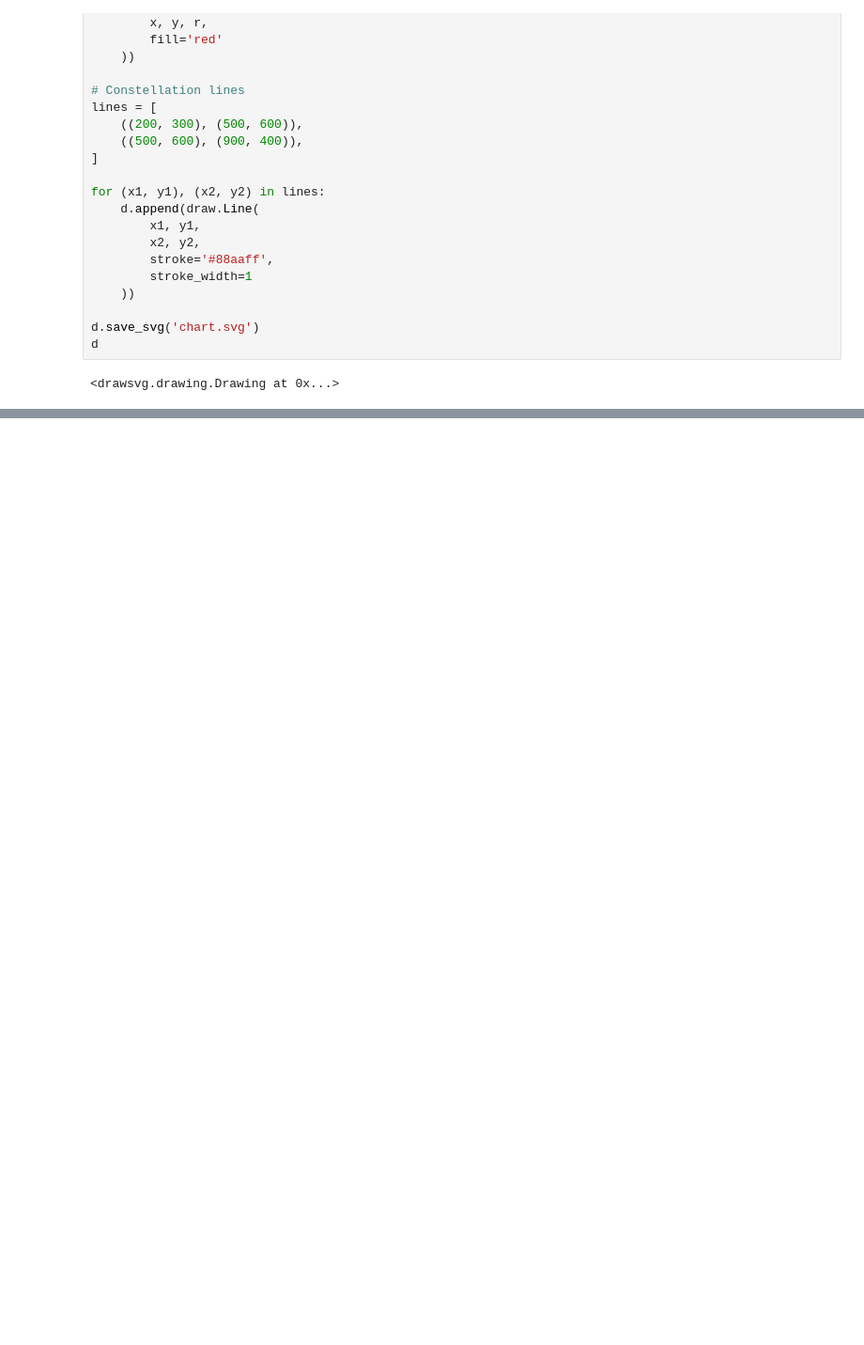
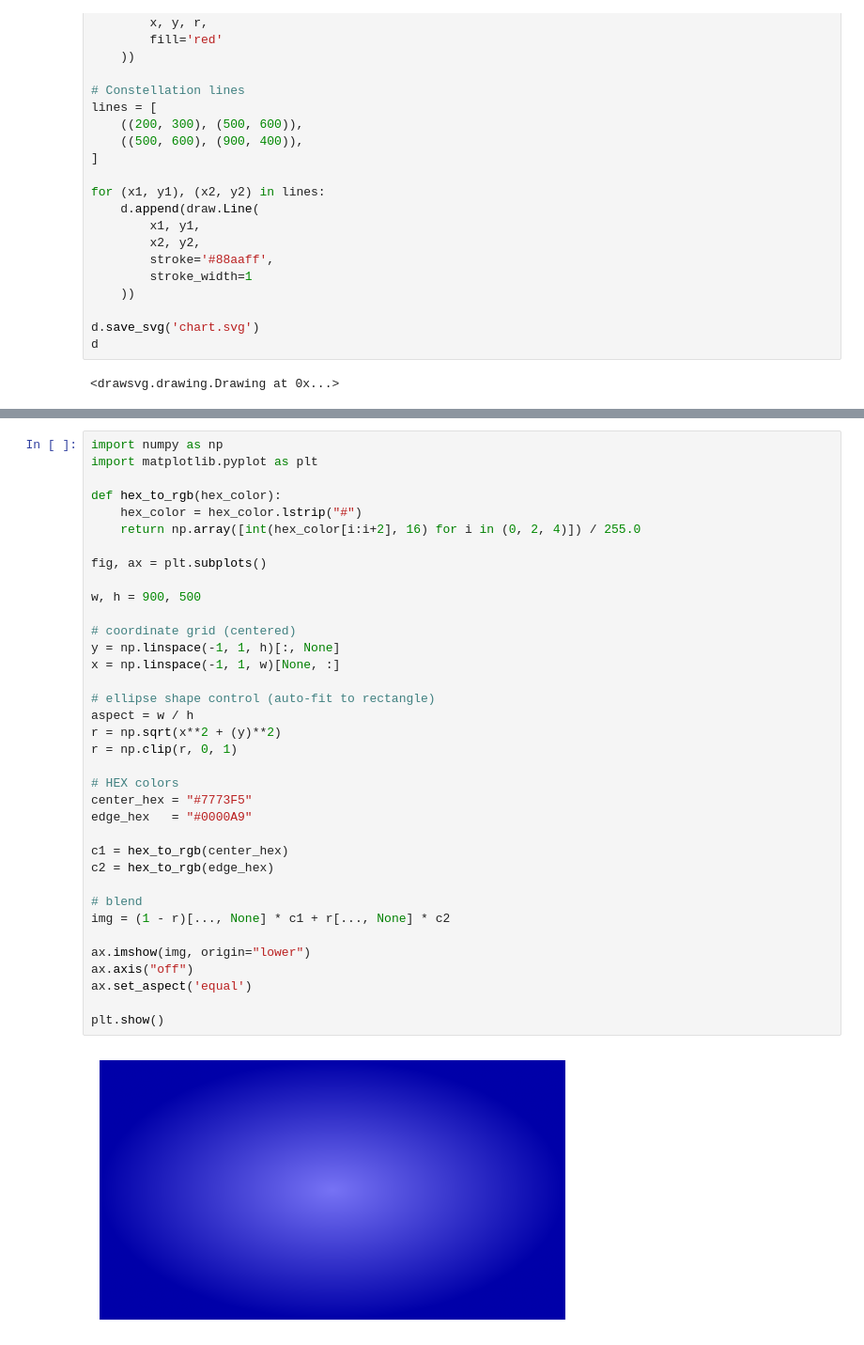
Before and after one commit to Giacomo-Menegatti/HARey_constellations_cards, a Jupyter notebook: SVG.ipynb, the cells around one changed output, grey strips where cells are left out. Shown at 94% size. Drawn from its saved outputs; the diff is of its cells as text; blank space fills up the shorter version.

```diff
--- a/SVG.ipynb
+++ b/SVG.ipynb
@@ -145,0 +542,38 @@ d
+# %%
+import numpy as np
+import matplotlib.pyplot as plt
+
+def hex_to_rgb(hex_color):
+    hex_color = hex_color.lstrip("#")
+    return np.array([int(hex_color[i:i+2], 16) for i in (0, 2, 4)]) / 255.0
+
+fig, ax = plt.subplots()
+
+w, h = 900, 500
+
+# coordinate grid (centered)
+y = np.linspace(-1, 1, h)[:, None]
+x = np.linspace(-1, 1, w)[None, :]
+
+# ellipse shape control (auto-fit to rectangle)
+aspect = w / h
+r = np.sqrt(x**2 + (y)**2)
+r = np.clip(r, 0, 1)
+
+# HEX colors
+center_hex = "#7773F5"
+edge_hex   = "#0000A9"
+
+c1 = hex_to_rgb(center_hex)
+c2 = hex_to_rgb(edge_hex)
+
+# blend
+img = (1 - r)[..., None] * c1 + r[..., None] * c2
+
+ax.imshow(img, origin="lower")
+ax.axis("off")
+ax.set_aspect('equal')
+
+plt.show()
+# %% [output]
+[figure, added]
```
Also changed, not shown: parts of 15 cells of this notebook, 17 other files.
